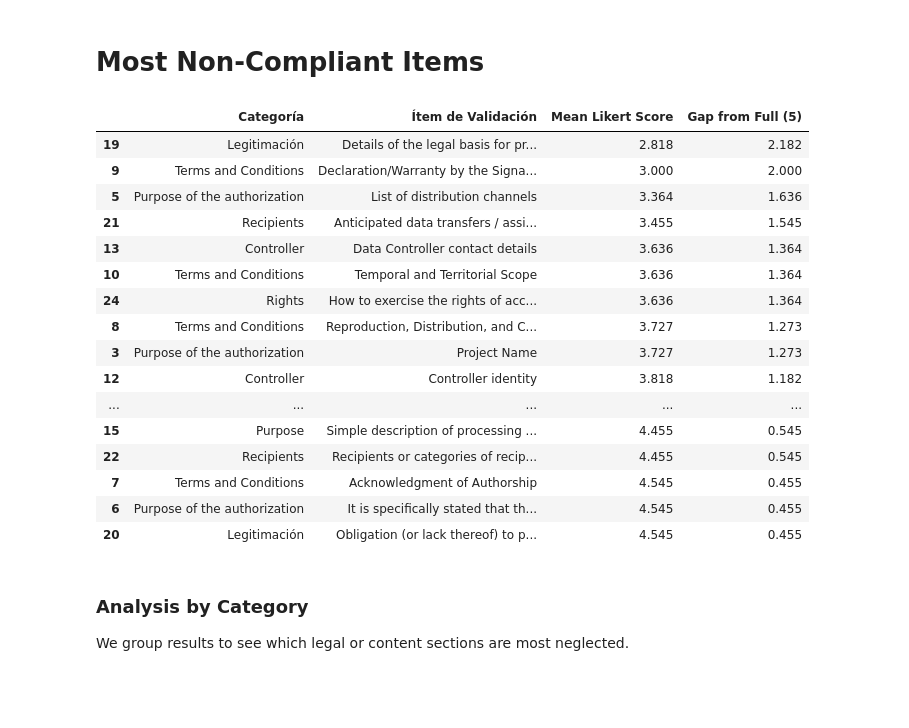
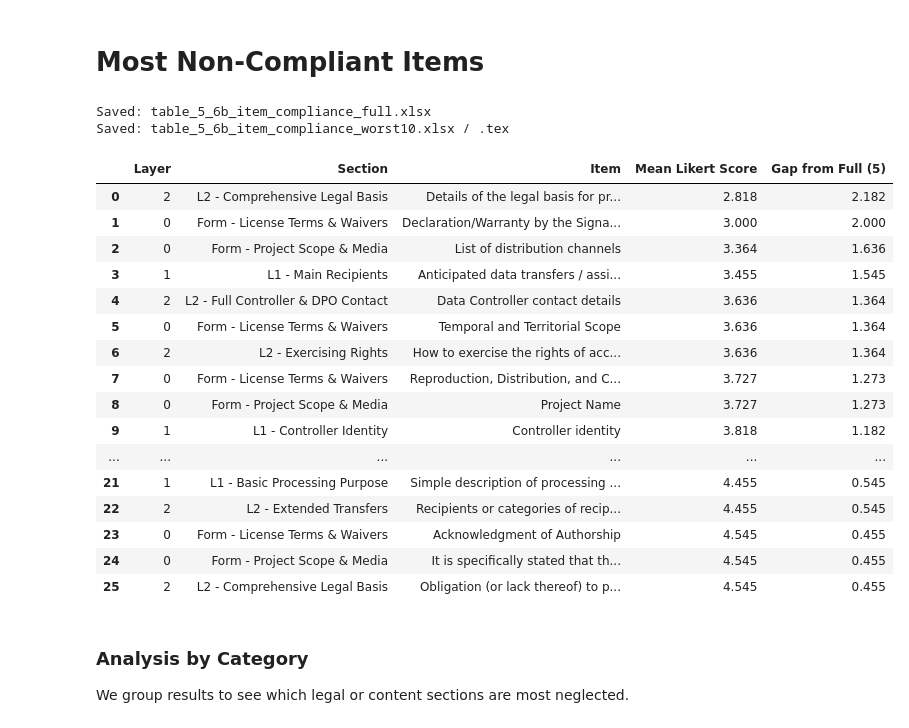
Before and after one commit to JaviMiot/Data_privacy_form_consent_analysis, a Jupyter notebook: notebooks/01_first_analysis/01_analisis_checklists.ipynb, the cells around one changed output. Cells and saved outputs as stored; diff of their text form; code cells hidden in the pictures; blank space fills up the shorter version.

```diff
--- a/notebooks/01_first_analysis/01_analisis_checklists.ipynb
+++ b/notebooks/01_first_analysis/01_analisis_checklists.ipynb
@@ -74,7 +74,7 @@ df_master_items = pd.read_excel(file_path, sheet_name='Check-list').rename(colum
 _blank_rows = df_master_items.isna().all(axis=1)
 if _blank_rows.any():
     df_master_items = df_master_items.loc[: _blank_rows.idxmax() - 1]
-df_master_items = df_master_items.dropna(subset=['Ítem de Validación'])[['Categoría', 'Ítem de Validación']].reset_index(drop=True)
+df_master_items = df_master_items.dropna(subset=['Ítem de Validación'])[['Layer', 'Categoría', 'Ítem de Validación']].reset_index(drop=True)
 
 # Diccionario para almacenar los checklists de cada herramienta
 checklists = {}
@@ -128,7 +128,7 @@ Asistente Lectura Facilitada "Francisco Javier Alvarez Jimenez"
 We create a master DataFrame where each row is a checklist item and each column is a tool.
 # %%
 # Obtener la lista base de ítems (usando la primera herramienta como referencia)
-base_items = checklists[tool_names[0]][['Categoría', 'Ítem de Validación']].copy()
+base_items = checklists[tool_names[0]][['Layer', 'Categoría', 'Ítem de Validación']].copy()
 base_items['Categoría'] = base_items['Categoría'].ffill() # Rellenar categorías vacías
 
 # Crear el DataFrame maestro
@@ -289,30 +289,55 @@ plt.show()
 # %% [markdown]
 # Most Non-Compliant Items
 # %%
-columns = ["Categoría", "Ítem de Validación", "Lectura Fácil [Referencia]"]
+columns = ["Layer", "Categoría", "Ítem de Validación", "Lectura Fácil [Referencia]"]
 
 df_master["Mean Likert Score"] = df_master.apply(lambda x: x.drop(columns).mean(), axis=1)
 df_master["Gap from Full (5)"] = np.round(5 - df_master["Mean Likert Score"], 3)
 df_master["Mean Likert Score"] = np.round(df_master["Mean Likert Score"], 3)
-df_master[["Categoría", "Ítem de Validación", "Mean Likert Score", "Gap from Full (5)"]].sort_values(by="Gap from Full (5)", ascending=False)
+
+item_compliance_full = df_master[
+    ["Layer", "Categoría", "Ítem de Validación", "Mean Likert Score", "Gap from Full (5)"]
+].sort_values(by="Gap from Full (5)", ascending=False).reset_index(drop=True)
+item_compliance_full = item_compliance_full.rename(columns={"Categoría": "Section", "Ítem de Validación": "Item"})
+
+# Export: full 26-item table (data provenance) + worst-10 subset for the paper (Table 5.6b).
+item_compliance_full.to_excel("table_5_6b_item_compliance_full.xlsx", index=False)
+print("Saved: table_5_6b_item_compliance_full.xlsx")
+
+item_compliance_worst10 = item_compliance_full.head(10).reset_index(drop=True)
+item_compliance_worst10.to_excel("table_5_6b_item_compliance_worst10.xlsx", index=False)
+item_compliance_worst10.to_latex(
+    "table_5_6b_item_compliance_worst10.tex",
+    index=False,
+    float_format="%.3f",
+    caption="Ten Lowest-Scoring Checklist Items (Mean Likert Score across 11 tools)",
+    label="tab:table_5_6b",
+    position="htbp",
+    escape=True,
+)
+print("Saved: table_5_6b_item_compliance_worst10.xlsx / .tex")
+
+item_compliance_full
 # %% [output]
+Saved: table_5_6b_item_compliance_full.xlsx
+Saved: table_5_6b_item_compliance_worst10.xlsx / .tex
-|  | Categoría | Ítem de Validación | Mean Likert Score | Gap from Full (5) |
-| 19 | Legitimación | Details of the legal basis for pr... | 2.818 | 2.182 |
-| 9 | Terms and Conditions | Declaration/Warranty by the Signa... | 3.000 | 2.000 |
-| 5 | Purpose of the authorization | List of distribution channels | 3.364 | 1.636 |
-| 21 | Recipients | Anticipated data transfers / assi... | 3.455 | 1.545 |
-| 13 | Controller | Data Controller contact details | 3.636 | 1.364 |
-| 10 | Terms and Conditions | Temporal and Territorial Scope | 3.636 | 1.364 |
-| 24 | Rights | How to exercise the rights of acc... | 3.636 | 1.364 |
-| 8 | Terms and Conditions | Reproduction, Distribution, and C... | 3.727 | 1.273 |
-| 3 | Purpose of the authorization | Project Name | 3.727 | 1.273 |
-| 12 | Controller | Controller identity | 3.818 | 1.182 |
-| ... | ... | ... | ... | ... |
-| 15 | Purpose | Simple description of processing ... | 4.455 | 0.545 |
-| 22 | Recipients | Recipients or categories of recip... | 4.455 | 0.545 |
-| 7 | Terms and Conditions | Acknowledgment of Authorship | 4.545 | 0.455 |
-| 6 | Purpose of the authorization | It is specifically stated that th... | 4.545 | 0.455 |
-| 20 | Legitimación | Obligation (or lack thereof) to p... | 4.545 | 0.455 |
+|  | Layer | Section | Item | Mean Likert Score | Gap from Full (5) |
+| 0 | 2 | L2 - Comprehensive Legal Basis | Details of the legal basis for pr... | 2.818 | 2.182 |
+| 1 | 0 | Form - License Terms & Waivers | Declaration/Warranty by the Signa... | 3.000 | 2.000 |
+| 2 | 0 | Form - Project Scope & Media | List of distribution channels | 3.364 | 1.636 |
+| 3 | 1 | L1 - Main Recipients | Anticipated data transfers / assi... | 3.455 | 1.545 |
+| 4 | 2 | L2 - Full Controller & DPO Contact | Data Controller contact details | 3.636 | 1.364 |
+| 5 | 0 | Form - License Terms & Waivers | Temporal and Territorial Scope | 3.636 | 1.364 |
+| 6 | 2 | L2 - Exercising Rights | How to exercise the rights of acc... | 3.636 | 1.364 |
+| 7 | 0 | Form - License Terms & Waivers | Reproduction, Distribution, and C... | 3.727 | 1.273 |
+| 8 | 0 | Form - Project Scope & Media | Project Name | 3.727 | 1.273 |
+| 9 | 1 | L1 - Controller Identity | Controller identity | 3.818 | 1.182 |
+| ... | ... | ... | ... | ... | ... |
+| 21 | 1 | L1 - Basic Processing Purpose | Simple description of processing ... | 4.455 | 0.545 |
+| 22 | 2 | L2 - Extended Transfers | Recipients or categories of recip... | 4.455 | 0.545 |
+| 23 | 0 | Form - License Terms & Waivers | Acknowledgment of Authorship | 4.545 | 0.455 |
+| 24 | 0 | Form - Project Scope & Media | It is specifically stated that th... | 4.545 | 0.455 |
+| 25 | 2 | L2 - Comprehensive Legal Basis | Obligation (or lack thereof) to p... | 4.545 | 0.455 |
 # %% [markdown]
 ### Analysis by Category
 
```
Also changed, not shown: parts of 6 cells of this notebook, 1 other file.
